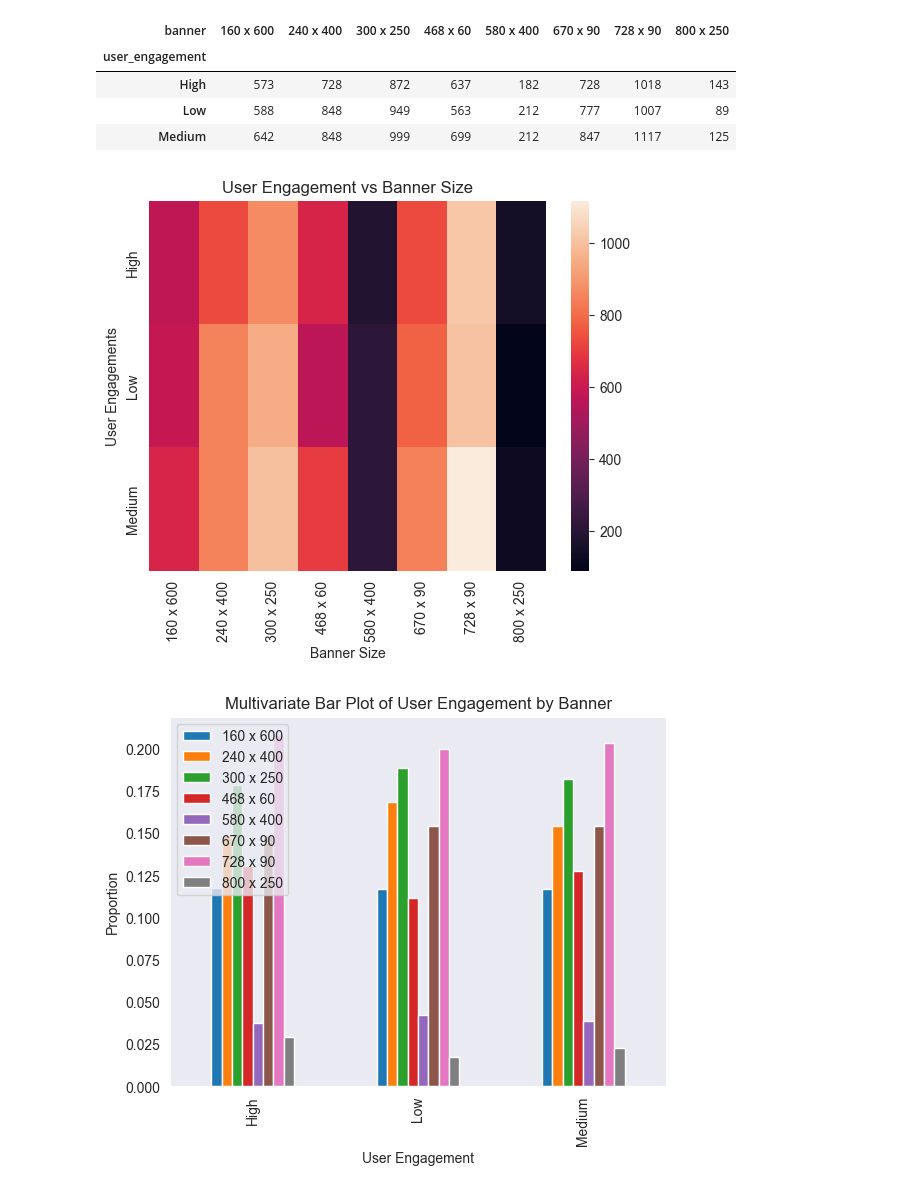
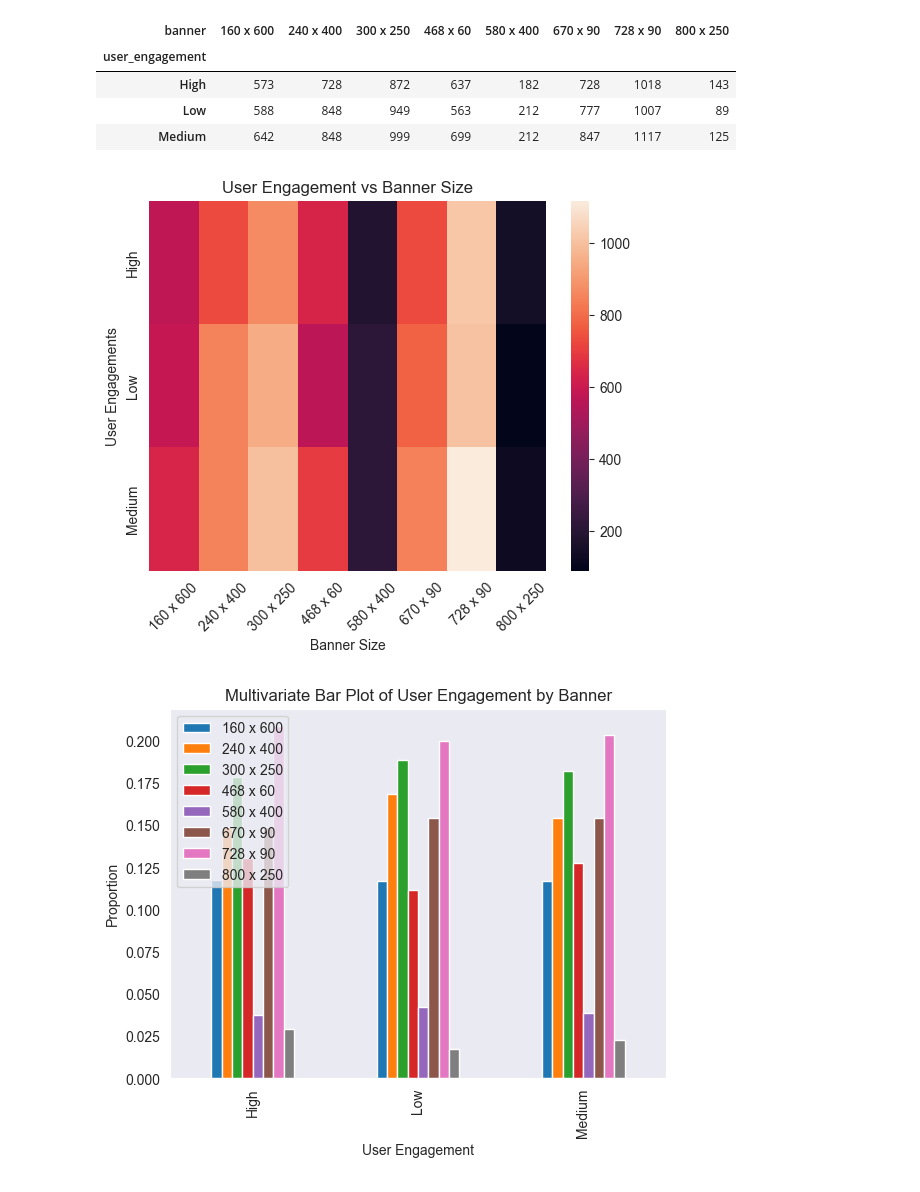
Before and after one commit to BKAPADIA04/Digital-Marketing-Data-Analysis, a Jupyter notebook: Online_Advertising_Performance_Data/jupyter_nbs/eda_part1.ipynb, the cells around one changed output. Saved outputs shown, nothing was run; the diff lists cells and outputs as text; code cells hidden in the pictures.

```diff
--- a/Online_Advertising_Performance_Data/jupyter_nbs/eda_part1.ipynb
+++ b/Online_Advertising_Performance_Data/jupyter_nbs/eda_part1.ipynb
@@ -588,11 +588,12 @@ user_banner
 # %%
 sns.heatmap(user_banner)
 plt.title('User Engagement vs Banner Size')
 plt.xlabel('Banner Size')
 plt.ylabel('User Engagements')
+plt.xticks(rotation = 45)
 plt.show()
 # %% [output]
-[figure, old version]
+[figure, new version]
 # %%
 pd.crosstab(df['user_engagement'],df['banner'],normalize='index').plot(kind = 'bar')
 plt.xlabel('User Engagement')
```
Also changed, not shown: parts of 3 cells of this notebook, 50 other files.
